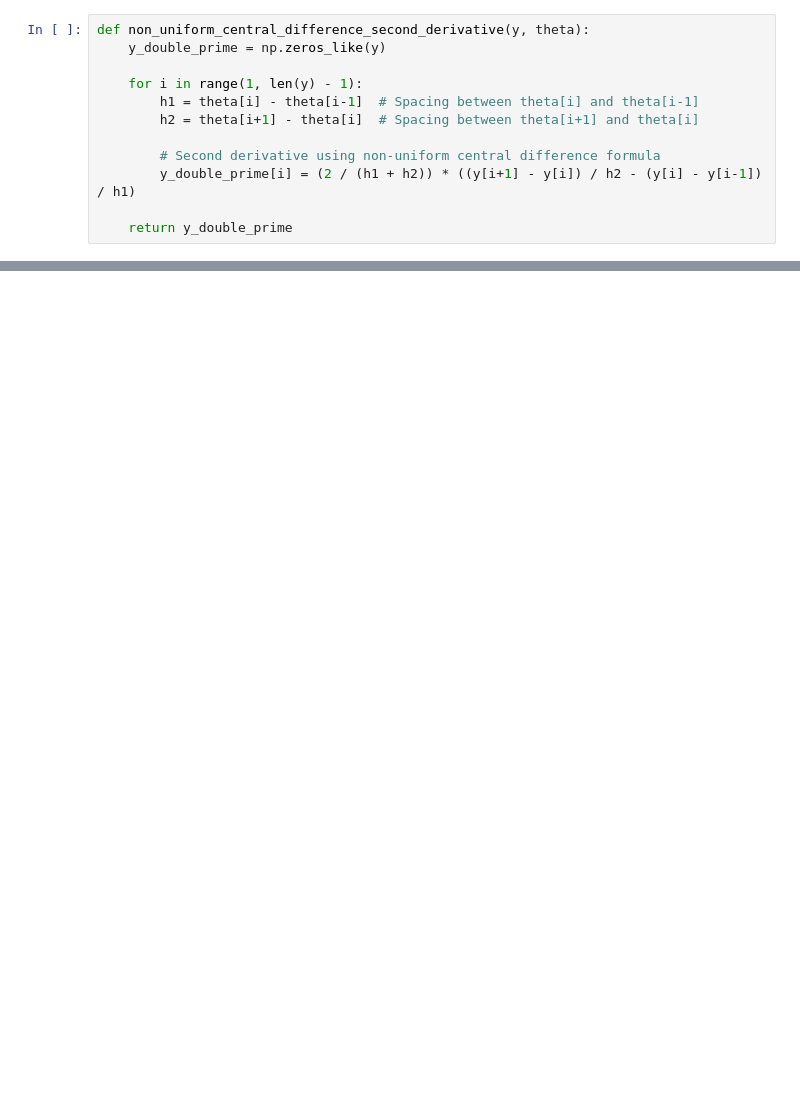
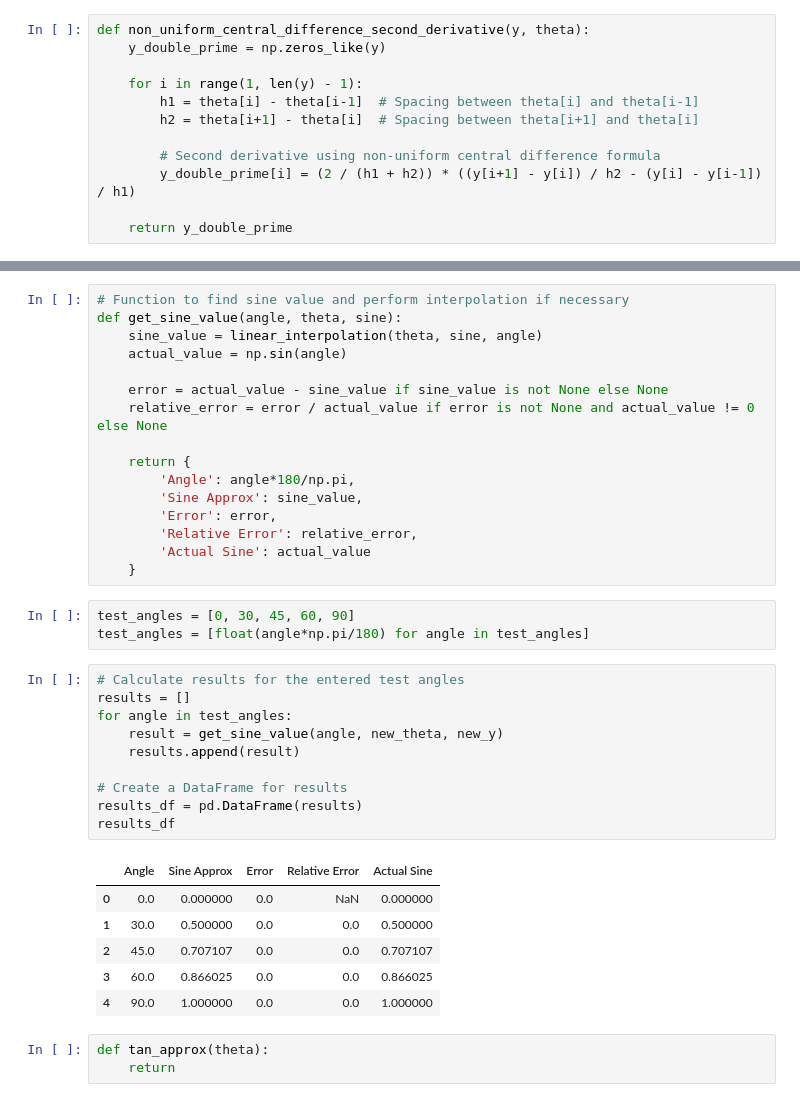
Before and after one commit to KayalvizhiT513/Sine-Interpolation, a Jupyter notebook: Adaptive_Sine_Function_Approximation_for_Tolerance.ipynb, the cells around one changed output, grey strips where cells are left out. Cells and saved outputs as stored; diff of their text form; blank space fills up the shorter version.

```diff
--- a/Adaptive_Sine_Function_Approximation_for_Tolerance.ipynb
+++ b/Adaptive_Sine_Function_Approximation_for_Tolerance.ipynb
@@ -204,0 +246,39 @@ plt.legend()
+# %%
+# Function to find sine value and perform interpolation if necessary
+def get_sine_value(angle, theta, sine):
+    sine_value = linear_interpolation(theta, sine, angle)
+    actual_value = np.sin(angle)
+
+    error = actual_value - sine_value if sine_value is not None else None
+    relative_error = error / actual_value if error is not None and actual_value != 0 else None
+
+    return {
+        'Angle': angle*180/np.pi,
+        'Sine Approx': sine_value,
+        'Error': error,
+        'Relative Error': relative_error,
+        'Actual Sine': actual_value
+    }
+# %%
+test_angles = [0, 30, 45, 60, 90]
+test_angles = [float(angle*np.pi/180) for angle in test_angles]
+# %%
+# Calculate results for the entered test angles
+results = []
+for angle in test_angles:
+    result = get_sine_value(angle, new_theta, new_y)
+    results.append(result)
+
+# Create a DataFrame for results
+results_df = pd.DataFrame(results)
+results_df
+# %% [output]
+|  | Angle | Sine Approx | Error | Relative Error | Actual Sine |
+| 0 | 0.0 | 0.000000 | 0.0 | NaN | 0.000000 |
+| 1 | 30.0 | 0.500000 | 0.0 | 0.0 | 0.500000 |
+| 2 | 45.0 | 0.707107 | 0.0 | 0.0 | 0.707107 |
+| 3 | 60.0 | 0.866025 | 0.0 | 0.0 | 0.866025 |
+| 4 | 90.0 | 1.000000 | 0.0 | 0.0 | 1.000000 |
+# %%
+def tan_approx(theta):
+    return
```
Also changed, not shown: parts of 7 cells of this notebook.
